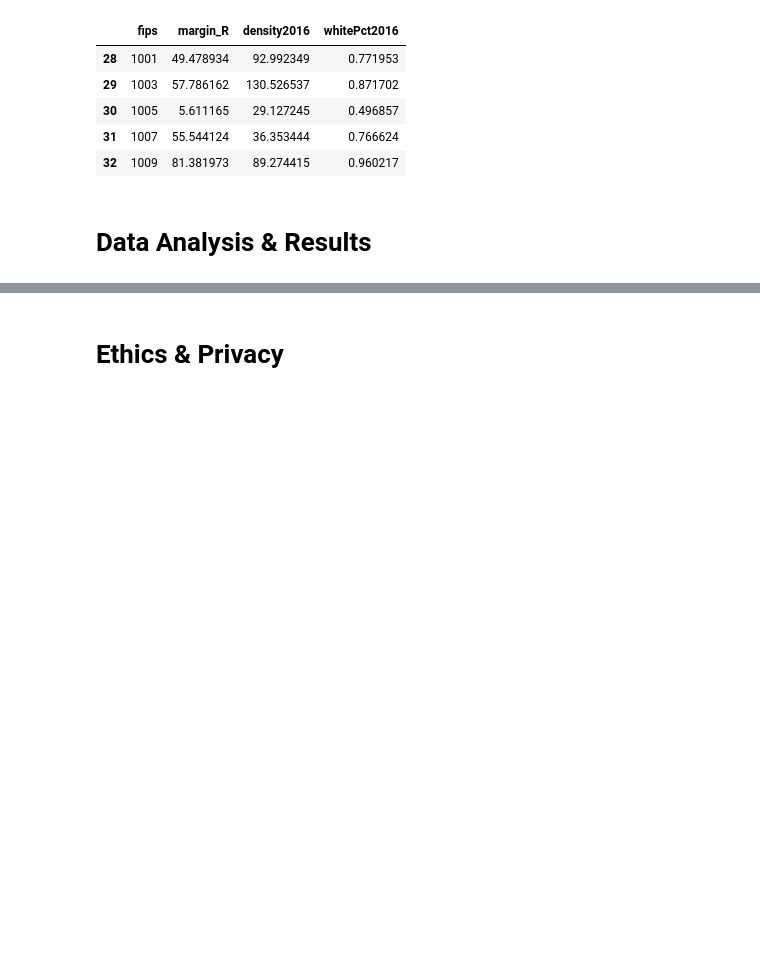
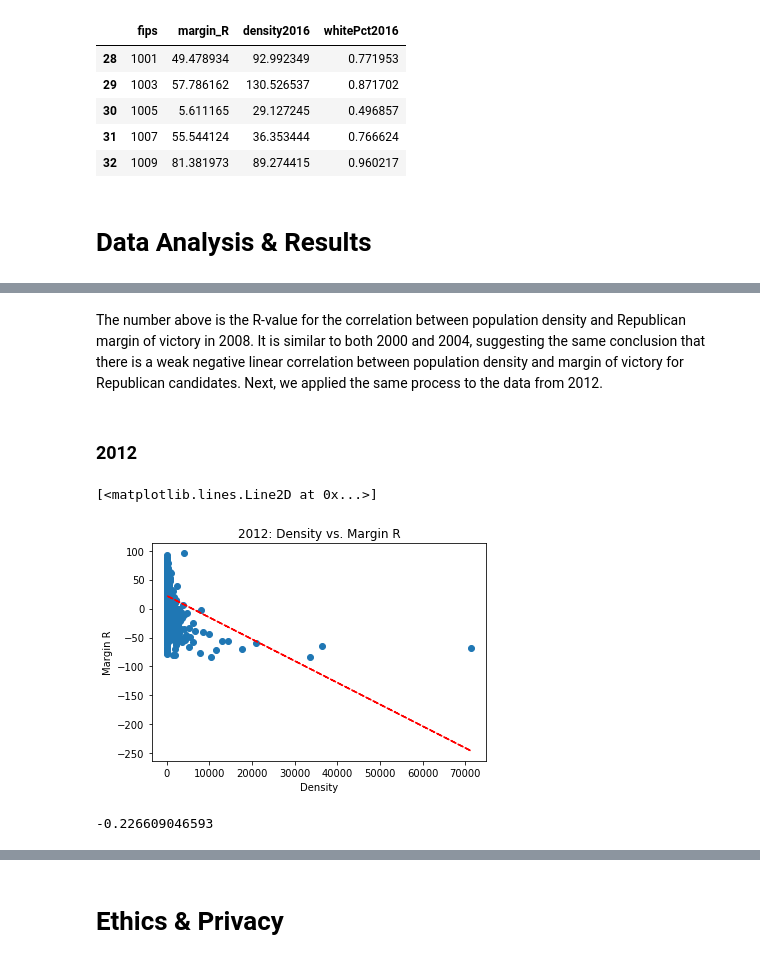
Before and after one commit to GiacomoPuccini/COGS108_Repo, a Jupyter notebook: FinalProject.ipynb, the cells around one changed output, grey strips where cells are left out. Drawn from its saved outputs; the diff is of its cells as text; code cells hidden in the pictures; blank space fills up the shorter version.

```diff
--- a/FinalProject.ipynb
+++ b/FinalProject.ipynb
@@ -684,0 +411,25 @@ plt.plot(data2016x, p10(data2016x), "r--")
+# %% [markdown]
+The number above is the R-value for the correlation between population density and Republican margin of victory in 2008. It is similar to both 2000 and 2004, suggesting the same conclusion that there is a weak negative linear correlation between population density and margin of victory for Republican candidates. Next, we applied the same process to the data from 2012.
+# %% [markdown]
+### 2012
+# %%
+# Make two new lists to plot over x and y axes
+data2012margin = data2012['margin_R']
+data2012density = data2012['density2012']
+
+# Make the scatterplot, label it, and include a linear regression line
+corrplot8 = plt.scatter(data2012density, data2012margin)
+plt.xlabel('Density')
+plt.ylabel('Margin R')
+plt.title('2012: Density vs. Margin R')
+z8 = np.polyfit(data2012density, data2012margin, 1)
+p8 = np.poly1d(z8)
+plt.plot(data2012density, p8(data2012density), "r--")
+# %% [output]
+[<matplotlib.lines.Line2D at 0x...>]
+[figure, added]
+# %%
+R2012_Density = np.corrcoef(x = data2012density, y = data2012margin)
+print(R2012_Density[0][1])
+# %% [output]
+-0.226609046593
```
Also changed, not shown: parts of 69 cells of this notebook.
